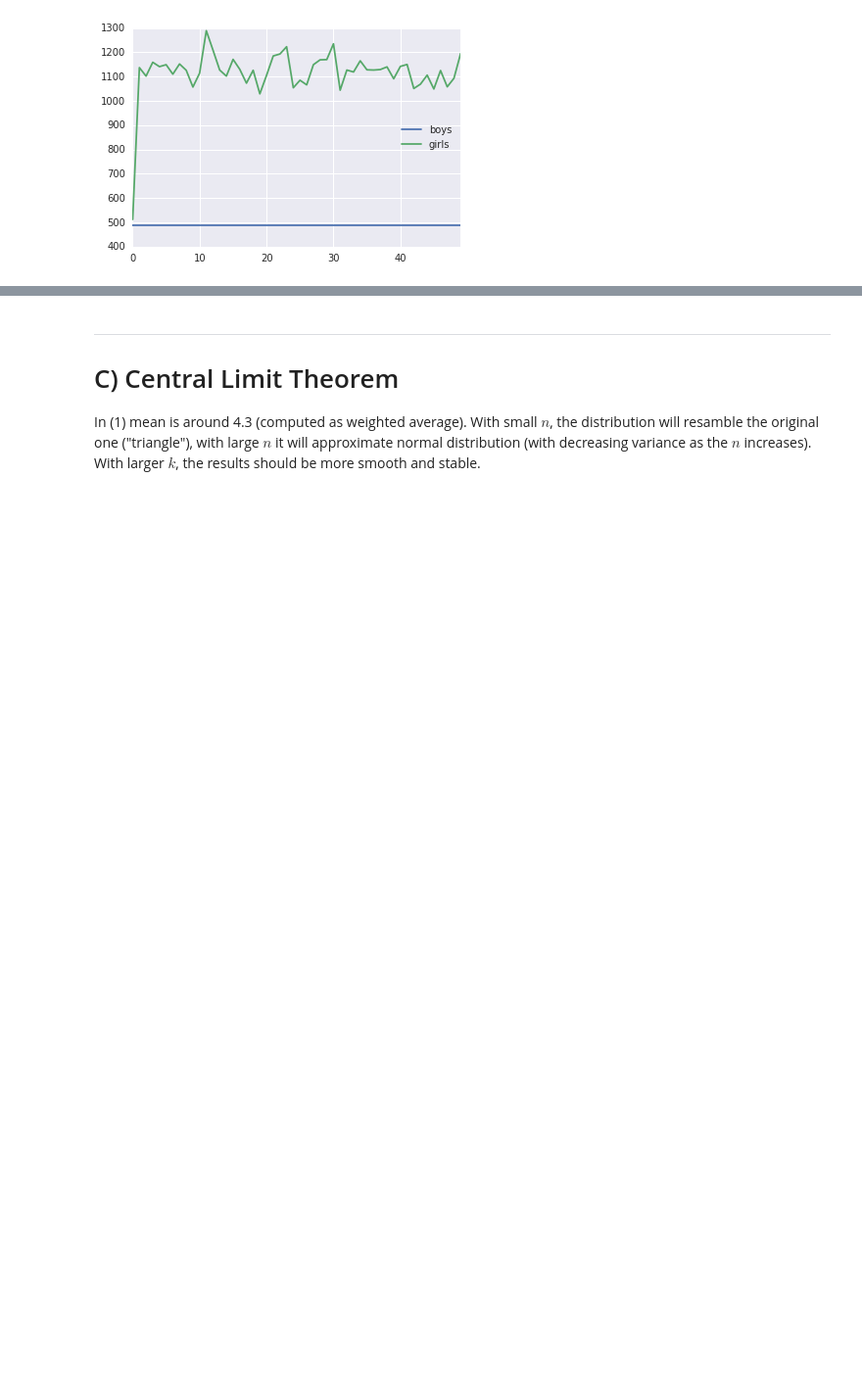
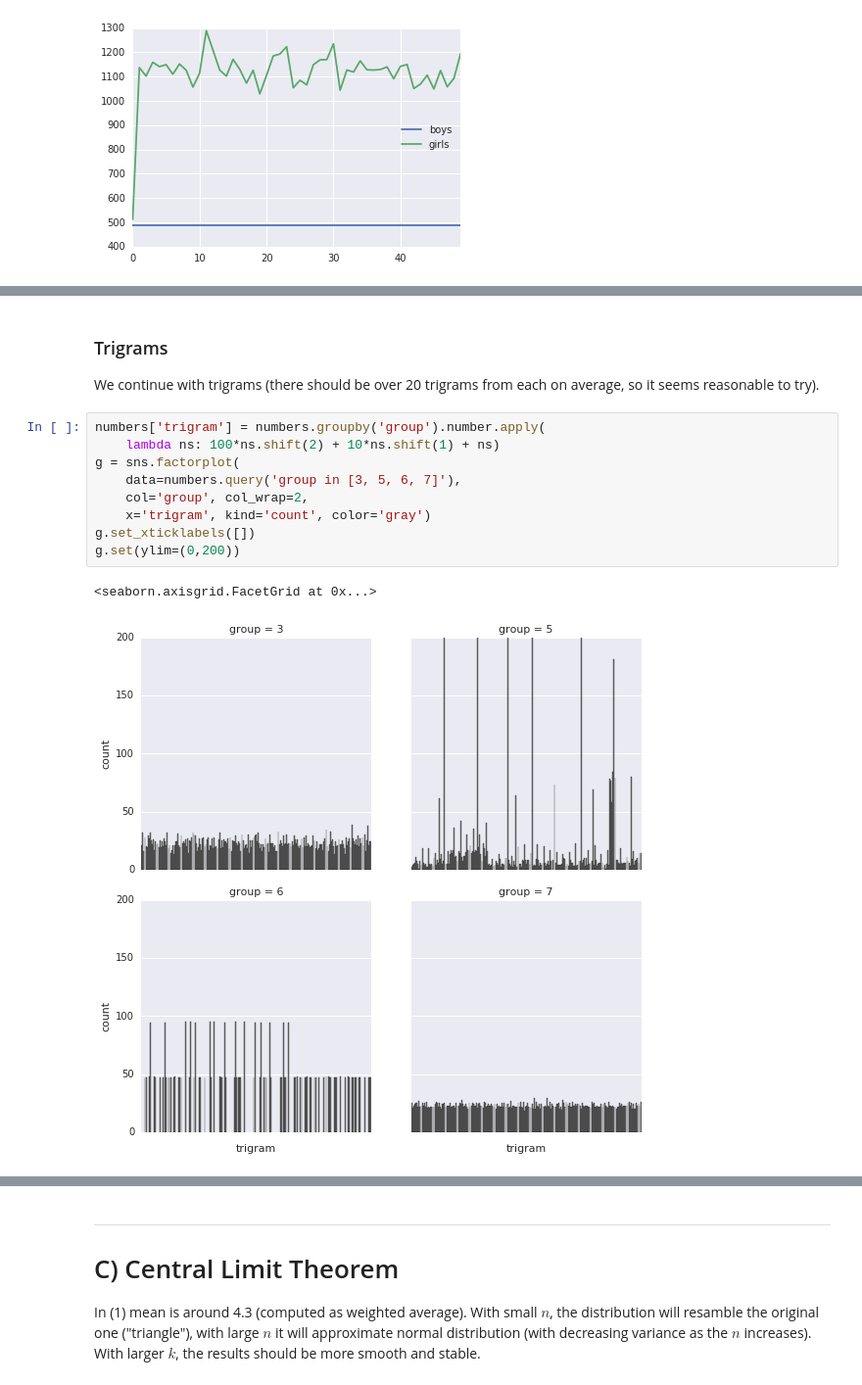
Before and after one commit to effa/iv122, a Jupyter notebook: 09-probability.ipynb, the cells around one changed output, grey strips where cells are left out. Shown at 98% size. Saved outputs shown, nothing was run; the diff lists cells and outputs as text; blank space fills up the shorter version.

```diff
--- a/09-probability.ipynb
+++ b/09-probability.ipynb
@@ -215,0 +188,16 @@ distinct birgrams 36
+# %% [markdown]
+### Trigrams
+
+We continue with trigrams (there should be over 20 trigrams from each on average, so it seems reasonable to try).
+# %%
+numbers['trigram'] = numbers.groupby('group').number.apply(
+    lambda ns: 100*ns.shift(2) + 10*ns.shift(1) + ns)
+g = sns.factorplot(
+    data=numbers.query('group in [3, 5, 6, 7]'),
+    col='group', col_wrap=2,
+    x='trigram', kind='count', color='gray')
+g.set_xticklabels([])
+g.set(ylim=(0,200))
+# %% [output]
+<seaborn.axisgrid.FacetGrid at 0x...>
+[figure, added]
```
Also changed, not shown: parts of 22 cells of this notebook.
